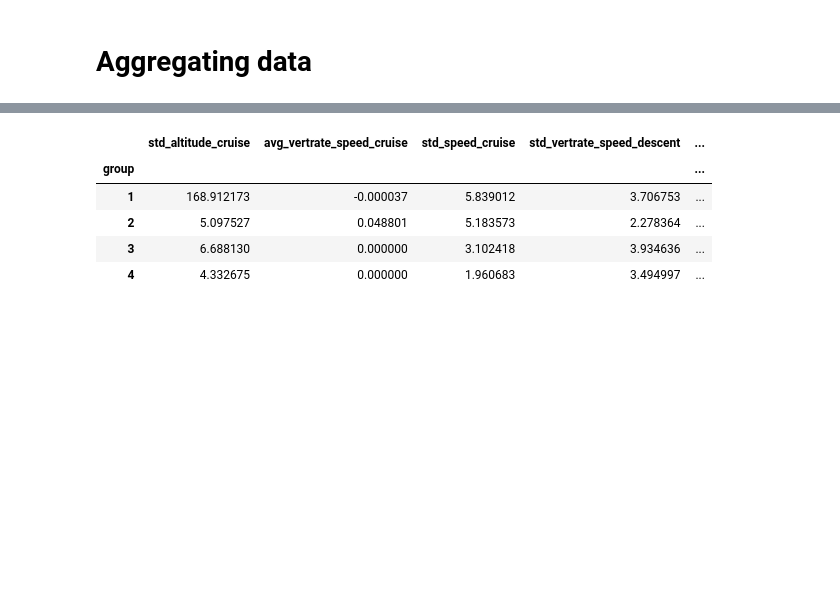
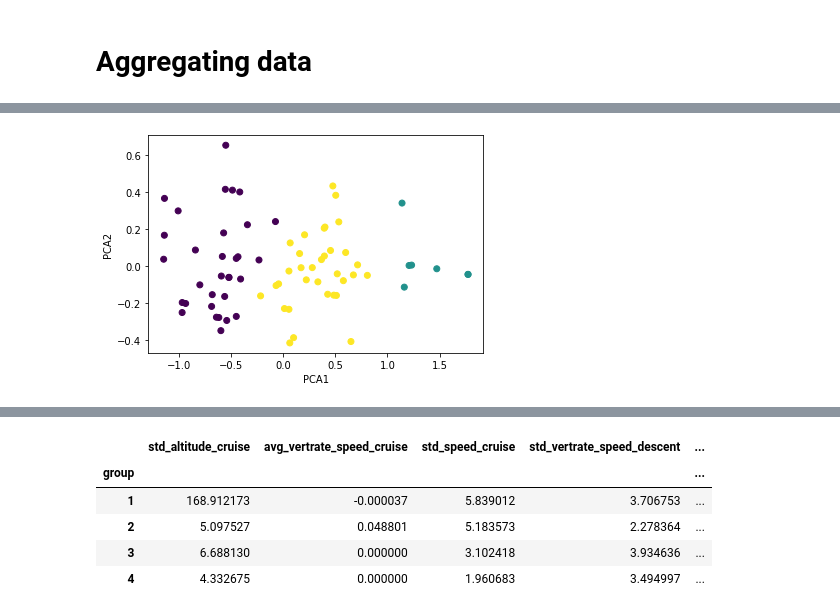
Before and after one commit to JZYoshi/AFDA, a Jupyter notebook: classification/Classification.ipynb, the cells around one changed output, grey strips where cells are left out. Cells and saved outputs as stored; diff of their text form; code cells hidden in the pictures; blank space fills up the shorter version.

```diff
--- a/classification/Classification.ipynb
+++ b/classification/Classification.ipynb
@@ -69,0 +82,4 @@ pca_plot_clustering(df_airlines,groups_cah)
+# %%
+pca_plot_clustering(df_airlines_meteo,groups_cah_meteo)
+# %% [output]
+[figure, added]
```
Also changed, not shown: parts of 19 cells of this notebook, 2 other files.
